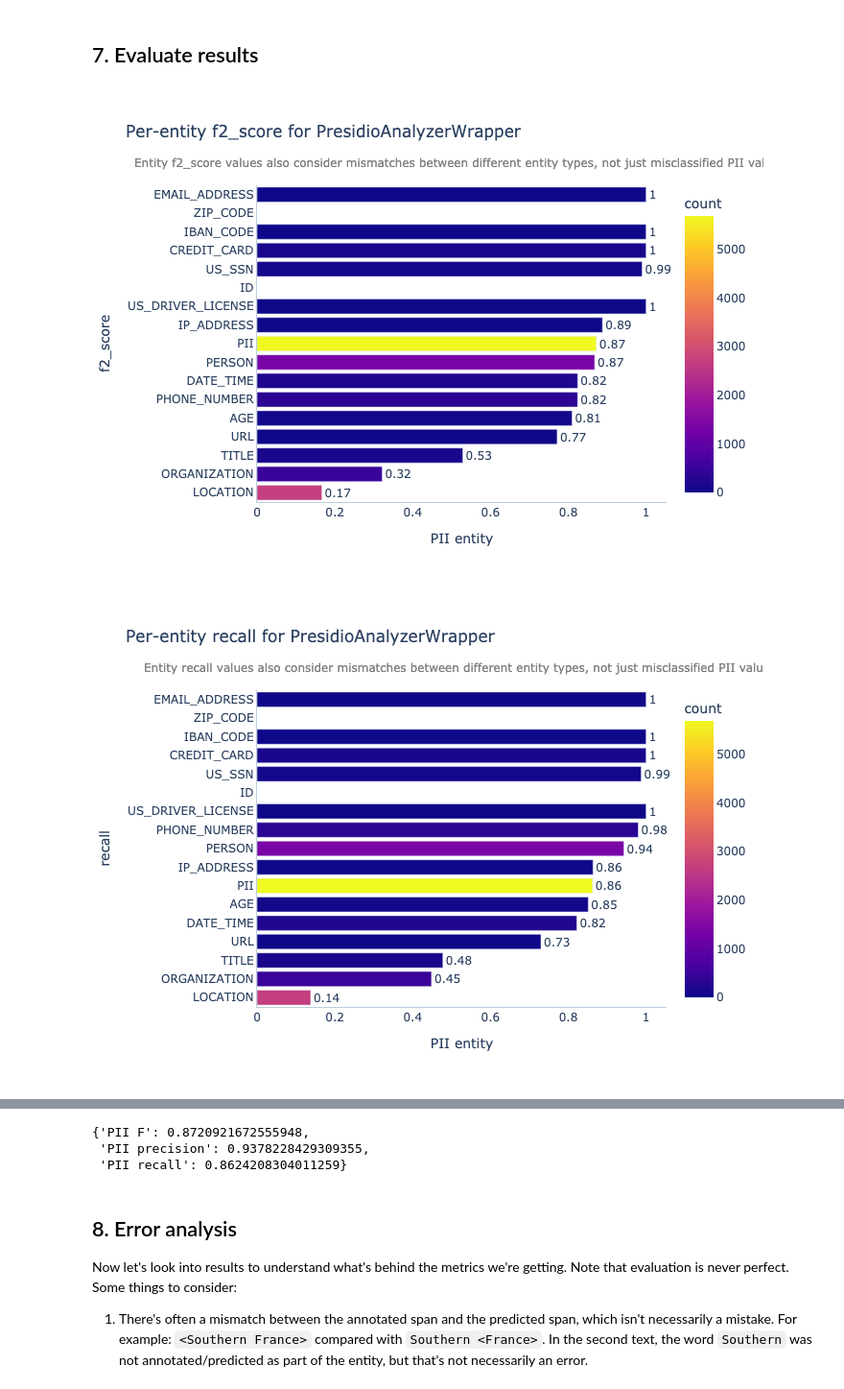
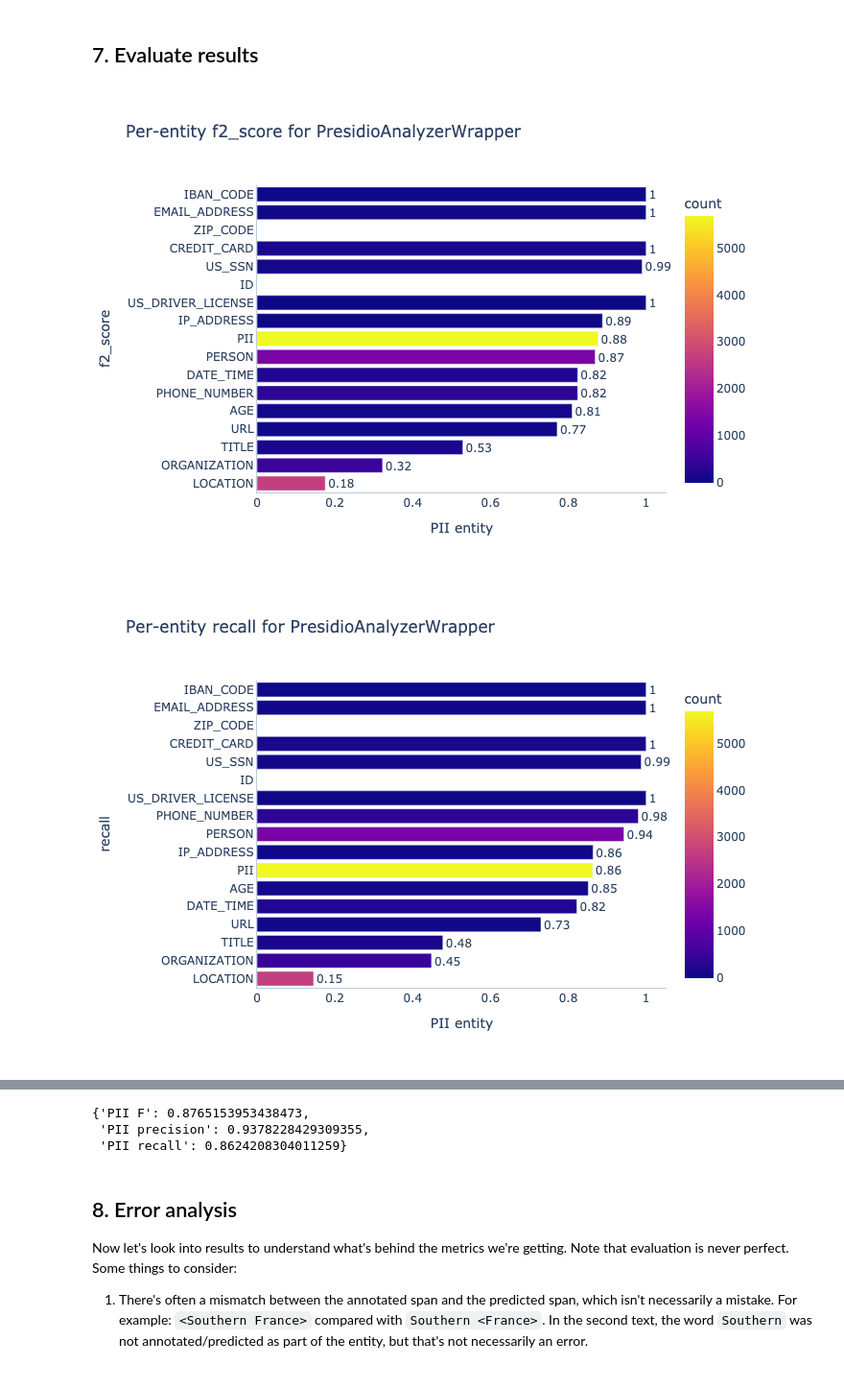
Before and after one commit to microsoft/presidio-research, a Jupyter notebook: notebooks/5_Evaluate_Custom_Presidio_Analyzer.ipynb, the cells around one changed output, grey strips where cells are left out. Shown at 96% size. Drawn from its saved outputs; the diff is of its cells as text; code cells hidden in the pictures.

Commit message:
updates to Plotter class, and ModelError class

```diff
--- a/notebooks/5_Evaluate_Custom_Presidio_Analyzer.ipynb
+++ b/notebooks/5_Evaluate_Custom_Presidio_Analyzer.ipynb
@@ -149,7 +149,8 @@ def get_titles_recognizer():
     return titles_recognizer
 
 def get_location_deny_list():
-    location_deny_list = PatternRecognizer(deny_list=["APO", "PSC", "AA", "Cyprus (Greek)", "ul", "AE", "DPO", "AP"],
+    location_deny_list = PatternRecognizer(deny_list=["APO", "PSC", "AA", "Cyprus (Greek)",
+                                                      "ul", "AE", "DPO", "AP", "nan"],
                                           supported_entity="LOCATION", name="LocationDenylist")
     return location_deny_list
 
@@ -337,8 +338,7 @@ Entities mapping:
 experiment = get_experiment_tracker()
 
 # Create a wrapper for Presidio to be used within the presidio-evaluator framework
-model = PresidioAnalyzerWrapper(analyzer_engine,
-                                entity_mapping=entities_mapping)
+model = PresidioAnalyzerWrapper(analyzer_engine)
 
 # Create the evaluator object
 evaluator = Evaluator(model=model)
@@ -388,8 +383,13 @@ saving experiment data to experiment_20241027-144015.json
 # %% [markdown]
 ## 7. Evaluate results
 # %%
-#plotter.plot_scores(save_as="png")
+# Plot output
+plotter = Plotter(results=results,
+                  model_name = model.name,
+                  #save_as="png",
+                  beta = 2)
+
 plotter.plot_scores()
 # %% [output]
-[figure, old version]
+[figure, new version]
-[figure, old version]
+[figure, new version]
@@ -397,7 +397,7 @@ plotter.plot_scores()
 # %%
 pprint({"PII F":results.pii_f, "PII recall": results.pii_recall, "PII precision": results.pii_precision})
 # %% [output]
-{'PII F': 0.8720921672555948,
+{'PII F': 0.8765153953438473,
  'PII precision': 0.9378228429309355,
  'PII recall': 0.8624208304011259}
 # %% [markdown]
```
Also changed, not shown: parts of 12 cells of this notebook, 8 other files.
